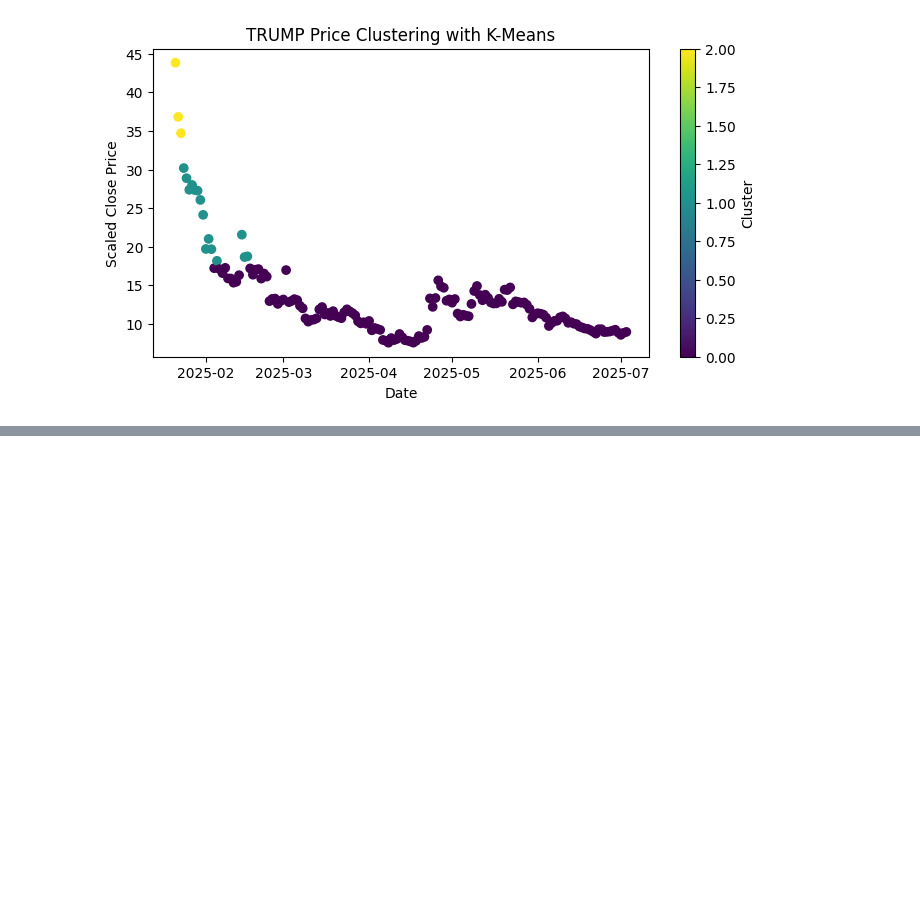
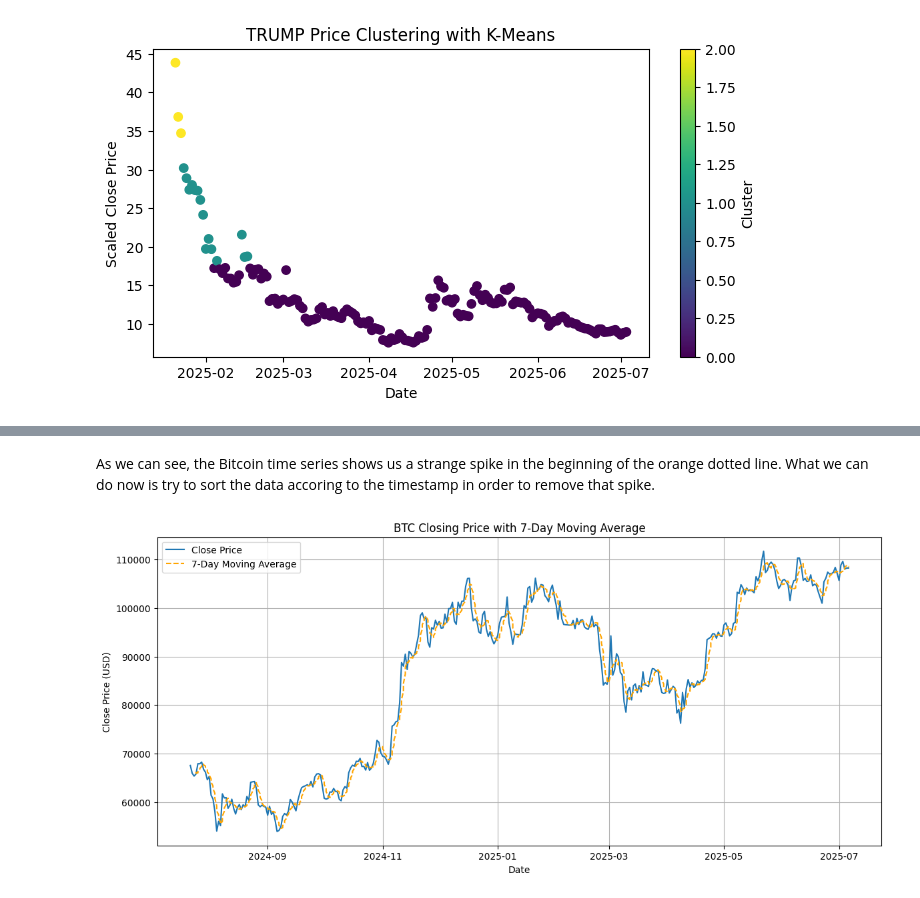
Before and after one commit to Eris-Leksi/-TRUMP-sentiment-analysis, a Jupyter notebook: script.ipynb, the cells around one changed output, grey strips where cells are left out. Drawn from its saved outputs; the diff is of its cells as text; code cells hidden in the pictures; blank space fills up the shorter version.

```diff
--- a/script.ipynb
+++ b/script.ipynb
@@ -365,0 +469,18 @@ K-Means successfully clustered TRUMP and LINK closing prices into three distinct
+# %% [markdown]
+As we can see, the Bitcoin time series shows us a strange spike in the beginning of the orange dotted line. What we can do now is try to sort the data accoring to the timestamp in order to remove that spike.
+# %%
+btc_df = merged_data[merged_data["coin_type"] == "BTC"].copy()
+btc_df = btc_df.sort_values("timestamp").reset_index(drop=True)
+btc_df["MA_7"] = btc_df["close"].rolling(window=7).mean()
+
+plt.figure(figsize=(14,6))
+plt.plot(btc_df["timestamp"], btc_df["close"], label="Close Price")
+plt.plot(btc_df["timestamp"], btc_df["MA_7"], label="7-Day Moving Average", linestyle="--", color="orange")
+plt.title("BTC Closing Price with 7-Day Moving Average")
+plt.xlabel("Date")
+plt.ylabel("Close Price (USD)")
+plt.legend()
+plt.grid(True)
+plt.show()
+# %% [output]
+[figure, added]
```
Also changed, not shown: parts of 25 cells of this notebook, 1 other file.
